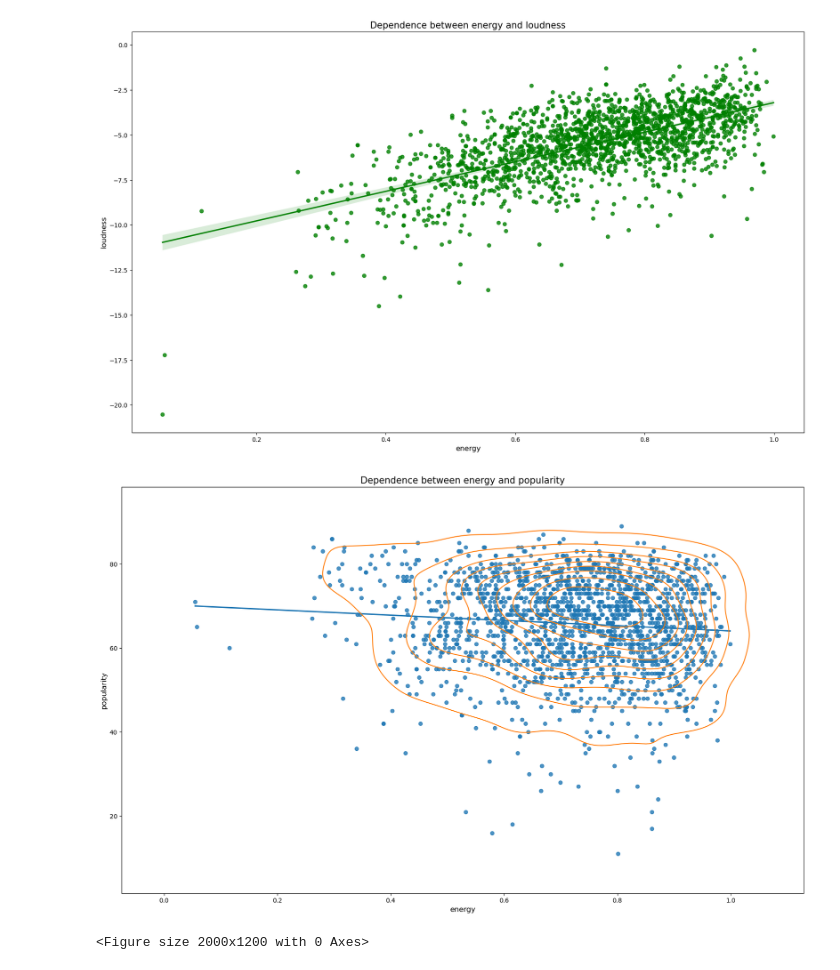
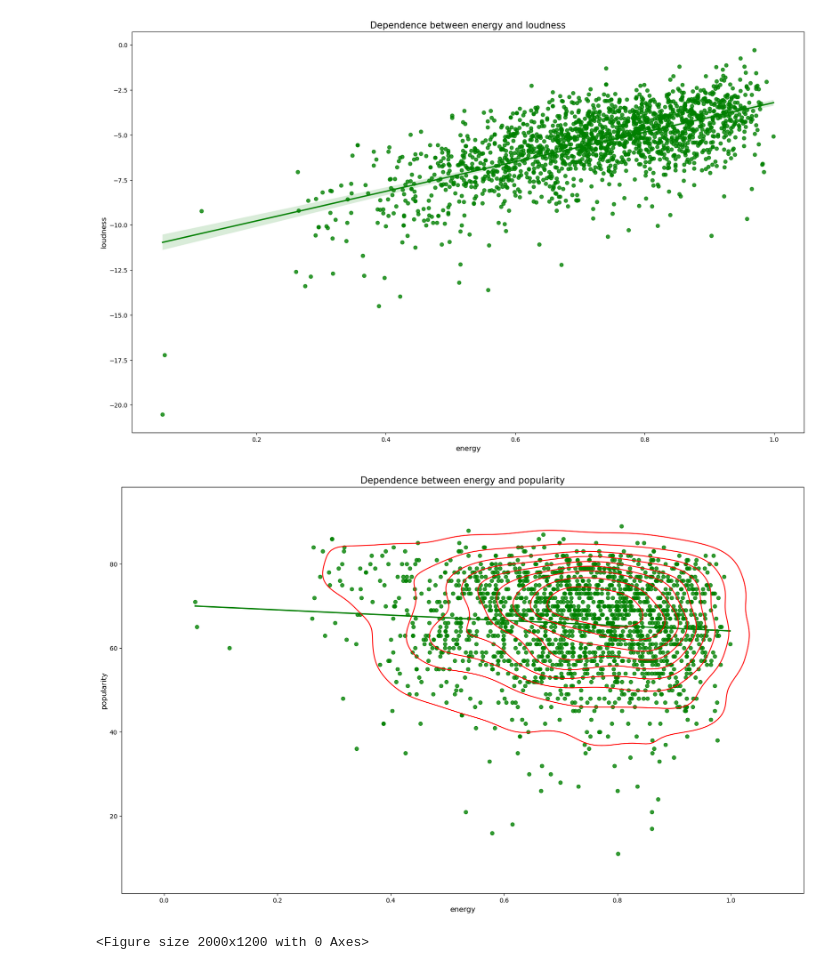
Before and after one commit to justincodestoday/DataScienceExercises, a Jupyter notebook: Project/Top Songs on Spotify from 2000 to 2019.ipynb, the cells around one changed output. Saved outputs shown, nothing was run; the diff lists cells and outputs as text; code cells hidden in the pictures.

```diff
--- a/Project/Top Songs on Spotify from 2000 to 2019.ipynb
+++ b/Project/Top Songs on Spotify from 2000 to 2019.ipynb
@@ -280,14 +258,14 @@ plt.show()
 [figure]
 # %%
 plt.figure(figsize=(20,12))
-sns.regplot(data=df, x='energy', y='popularity', ci=None)
-sns.kdeplot(x=df.energy, y=df.popularity)
+sns.regplot(data=df, x='energy', y='popularity', ci=None, color='green')
+sns.kdeplot(x=df.energy, y=df.popularity, color='red')
 plt.ylabel('popularity', fontsize=12)
 plt.xlabel("energy", fontsize=12)
 plt.title('Dependence between energy and popularity', fontsize=15)
 plt.show()
 # %% [output]
-[figure, old version]
+[figure, new version]
 # %%
 plt.figure(figsize=(20,12))
 fig = sns.jointplot(data=df, x='tempo', y='popularity', kind="kde", color='green', shade=True, cmap="Greens", height=10)
```
Also changed, not shown: parts of 26 cells of this notebook, 16 other files.
